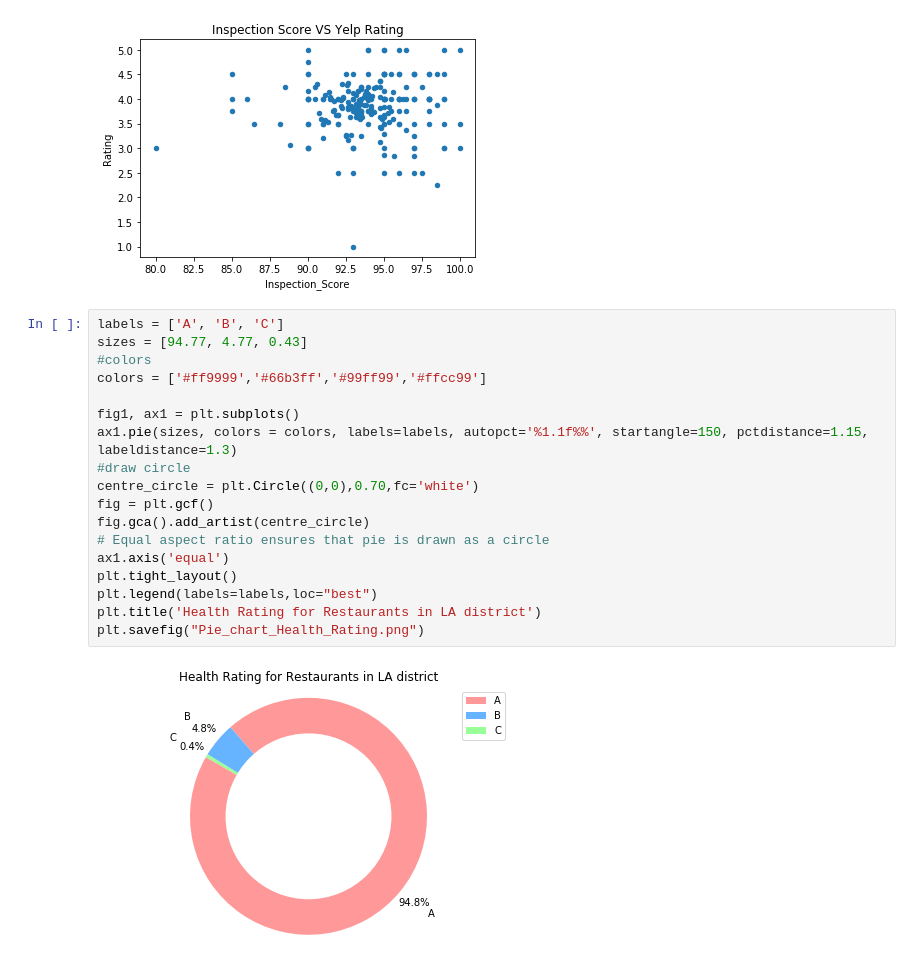
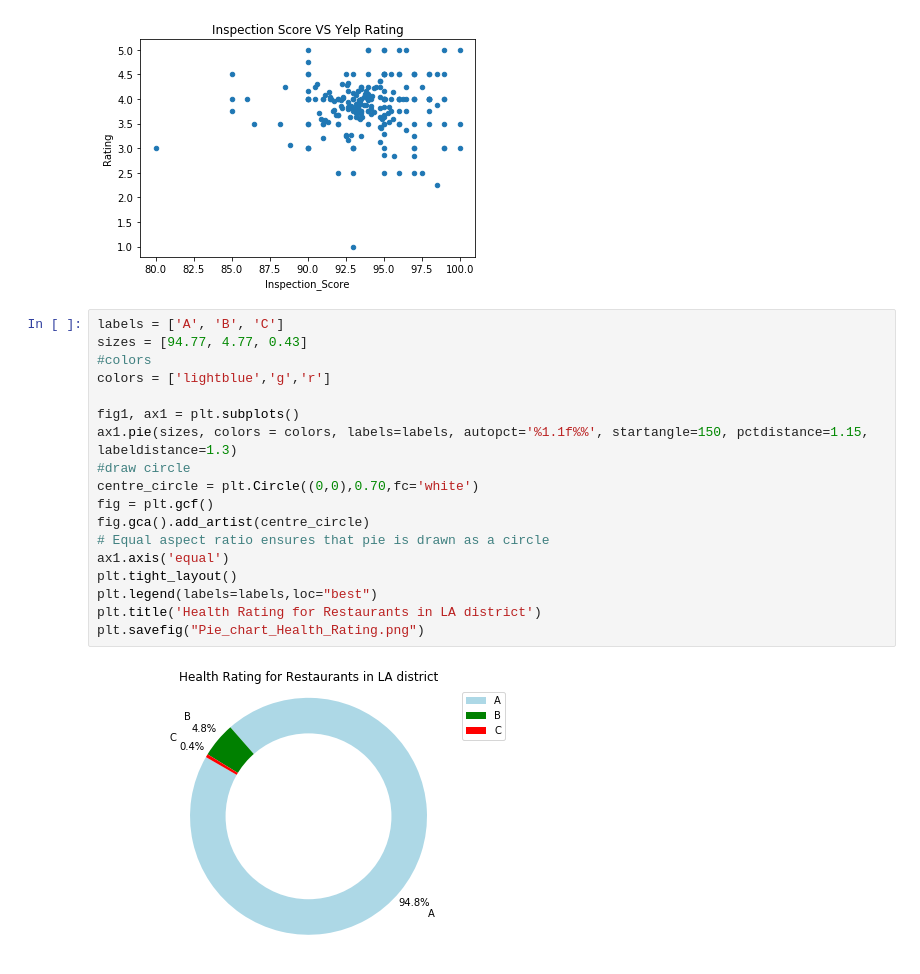
Before and after one commit to ryankchang/project1, a Jupyter notebook: workfile/Albert_Ryan_data.ipynb, the cells around one changed output. Saved outputs shown, nothing was run; the diff lists cells and outputs as text.

Commit message:
new graph

```diff
--- a/workfile/Albert_Ryan_data.ipynb
+++ b/workfile/Albert_Ryan_data.ipynb
@@ -98,20 +134,20 @@ plt.savefig("Health_Rating_VS_Yelp_Score.png")
 # %%
 labels = ['A', 'B', 'C']
 sizes = [94.77, 4.77, 0.43]
 #colors
-colors = ['#ff9999','#66b3ff','#99ff99','#ffcc99']
+colors = ['lightblue','g','r']
 
 fig1, ax1 = plt.subplots()
 ax1.pie(sizes, colors = colors, labels=labels, autopct='%1.1f%%', startangle=150, pctdistance=1.15, labeldistance=1.3)
 #draw circle
 centre_circle = plt.Circle((0,0),0.70,fc='white')
 fig = plt.gcf()
 fig.gca().add_artist(centre_circle)
 # Equal aspect ratio ensures that pie is drawn as a circle
 ax1.axis('equal')
 plt.tight_layout()
 plt.legend(labels=labels,loc="best")
 plt.title('Health Rating for Restaurants in LA district')
 plt.savefig("Pie_chart_Health_Rating.png")
 # %% [output]
-[figure, old version]
+[figure, new version]
```
Also changed, not shown: parts of 5 cells of this notebook, 2 other files.
